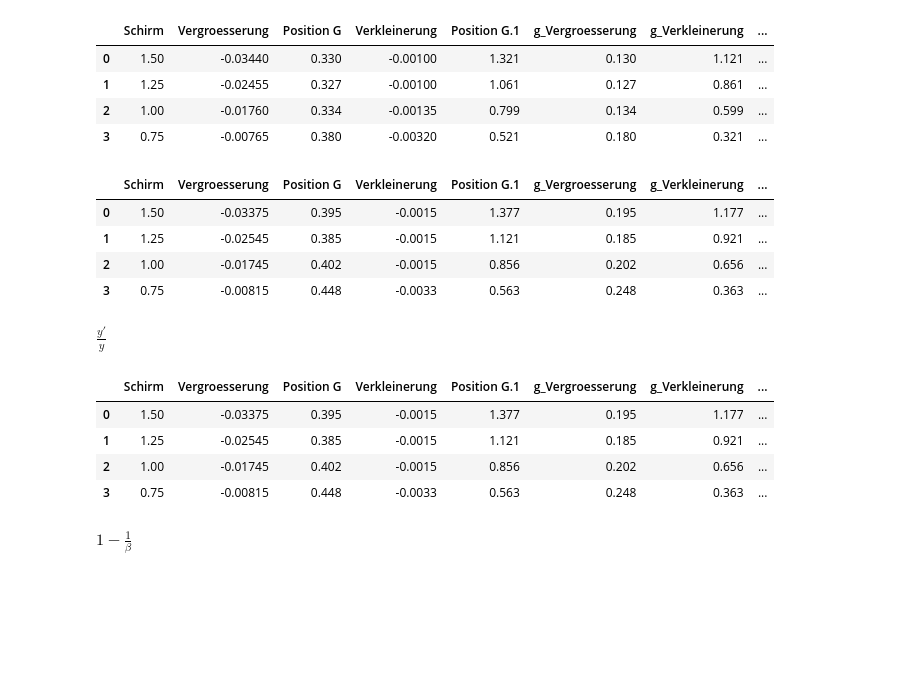
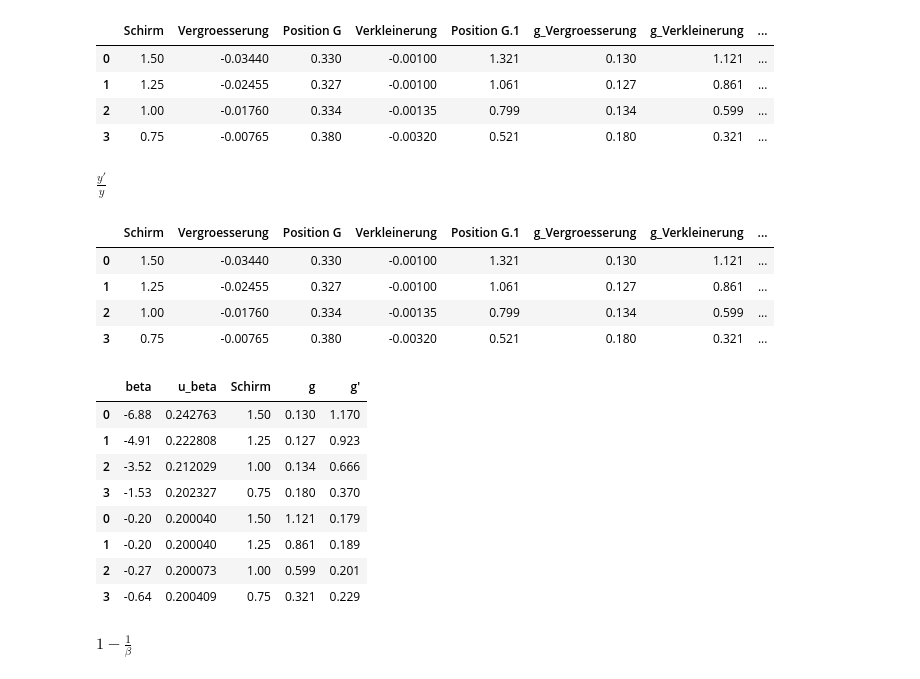
Before and after one commit to RombusBombus/AP3, a Jupyter notebook: OPA/OPA.ipynb, the cells around one changed output. Drawn from its saved outputs; the diff is of its cells as text; code cells hidden in the pictures; blank space fills up the shorter version.

```diff
--- a/OPA/OPA.ipynb
+++ b/OPA/OPA.ipynb
@@ -290,39 +260,29 @@ Gewichteter Mittelwert: (np.float64(10.800546125553792), np.float64(2.8780732189
 # %% [markdown]
 ## Abbeverfahren Linsensysteme
 # %%
-abbe_e_g = pd.read_excel("OPA.xlsx", sheet_name="AbbeE-G-Schirm")
-abbe_e_g[["Vergroesserung", "Verkleinerung"]] *= -1e-3
-abbe_e_g[["Schirm", "Position G", "Position G.1"]] *= 1e-2
-abbe_e_g["g_Vergroesserung"] = abbe_e_g["Position G"] - pos_gitter
-abbe_e_g["g_Verkleinerung"] = abbe_e_g["Position G.1"] - pos_gitter
+dfs = {
+    "e-g-schirm": pd.read_excel("OPA.xlsx", sheet_name="AbbeE-G-Schirm"),
+    "g-e-schirm": pd.read_excel("OPA.xlsx", sheet_name="AbbeG-E-Schirm"),
+}
 
-abbe_e_g["g'_Vergroesserung"] = abbe_e_g["Schirm"] - abbe_e_g["Position G"]
-abbe_e_g["g'_Verkleinerung"] = abbe_e_g["Schirm"] - abbe_e_g["Position G.1"]
+for key, df in dfs.items():
+    df["Vergroesserung"] = df["Vergroesserung"] * -1e-3
+    df["Verkleinerung"] = df["Verkleinerung"] * -1e-3
+    df["Schirm"] = df["Schirm"] * 1e-2
+    df["Position G"] = df["Position G"] * 1e-2
+    df["Position G.1"] = df["Position G.1"] * 1e-2
+    df["g_Vergroesserung"] = df["Position G"] - pos_gitter
+    df["g_Verkleinerung"] = df["Position G.1"] - pos_gitter
+    df["g'_Vergroesserung"] = df["Schirm"] - df["Position G"]
+    df["g'_Verkleinerung"] = df["Schirm"] - df["Position G.1"]
 
-abbe_e_g
+dfs["e-g-schirm"]
 # %% [output]
 |  | Schirm | Vergroesserung | Position G | Verkleinerung | Position G.1 | g_Vergroesserung | g_Verkleinerung | ... |
 | 0 | 1.50 | -0.03440 | 0.330 | -0.00100 | 1.321 | 0.130 | 1.121 | ... |
 | 1 | 1.25 | -0.02455 | 0.327 | -0.00100 | 1.061 | 0.127 | 0.861 | ... |
 | 2 | 1.00 | -0.01760 | 0.334 | -0.00135 | 0.799 | 0.134 | 0.599 | ... |
 | 3 | 0.75 | -0.00765 | 0.380 | -0.00320 | 0.521 | 0.180 | 0.321 | ... |
-# %%
-abbe_g_e = pd.read_excel("OPA.xlsx", sheet_name="AbbeG-E-Schirm")
-abbe_g_e[["Vergroesserung", "Verkleinerung"]] *= -1e-3
-abbe_g_e[["Schirm", "Position G", "Position G.1"]] *= 1e-2
-abbe_g_e["g_Vergroesserung"] = abbe_g_e["Position G"] - pos_gitter
-abbe_g_e["g_Verkleinerung"] = abbe_g_e["Position G.1"] - pos_gitter
-
-abbe_g_e["g'_Vergroesserung"] = abbe_g_e["Schirm"] - abbe_g_e["Position G"]
-abbe_g_e["g'_Verkleinerung"] = abbe_g_e["Schirm"] - abbe_g_e["Position G.1"]
-
-abbe_g_e
-# %% [output]
-|  | Schirm | Vergroesserung | Position G | Verkleinerung | Position G.1 | g_Vergroesserung | g_Verkleinerung | ... |
-| 0 | 1.50 | -0.03375 | 0.395 | -0.0015 | 1.377 | 0.195 | 1.177 | ... |
-| 1 | 1.25 | -0.02545 | 0.385 | -0.0015 | 1.121 | 0.185 | 0.921 | ... |
-| 2 | 1.00 | -0.01745 | 0.402 | -0.0015 | 0.856 | 0.202 | 0.656 | ... |
-| 3 | 0.75 | -0.00815 | 0.448 | -0.0033 | 0.563 | 0.248 | 0.363 | ... |
 # %%
 groesse_gitter = 5e-3
 u_groesse_gitter = 0.1e-3
@@ -335,7 +295,7 @@ beta
 $\displaystyle \frac{y'}{y}$
 # %%
 for category in ["Vergroesserung", "Verkleinerung"]:
-    for df in [abbe_e_g, abbe_g_e]:
+    for df in dfs.values():
         beta_verkleinerung, u_beta_verkleinerung = fehler_gauss(
             beta,
             [y_symbol, yp_symbol],
@@ -345,13 +305,36 @@ for category in ["Vergroesserung", "Verkleinerung"]:
         df[f"beta_{category}"] = beta_verkleinerung
         df[f"u_beta_{category}"] = u_beta_verkleinerung
 
-abbe_g_e
+dfs["e-g-schirm"]
 # %% [output]
 |  | Schirm | Vergroesserung | Position G | Verkleinerung | Position G.1 | g_Vergroesserung | g_Verkleinerung | ... |
-| 0 | 1.50 | -0.03375 | 0.395 | -0.0015 | 1.377 | 0.195 | 1.177 | ... |
-| 1 | 1.25 | -0.02545 | 0.385 | -0.0015 | 1.121 | 0.185 | 0.921 | ... |
-| 2 | 1.00 | -0.01745 | 0.402 | -0.0015 | 0.856 | 0.202 | 0.656 | ... |
-| 3 | 0.75 | -0.00815 | 0.448 | -0.0033 | 0.563 | 0.248 | 0.363 | ... |
+| 0 | 1.50 | -0.03440 | 0.330 | -0.00100 | 1.321 | 0.130 | 1.121 | ... |
+| 1 | 1.25 | -0.02455 | 0.327 | -0.00100 | 1.061 | 0.127 | 0.861 | ... |
+| 2 | 1.00 | -0.01760 | 0.334 | -0.00135 | 0.799 | 0.134 | 0.599 | ... |
+| 3 | 0.75 | -0.00765 | 0.380 | -0.00320 | 0.521 | 0.180 | 0.321 | ... |
+# %%
+betas = {"e-g": None, "g-e": None}
+
+for order in betas.keys():
+    betas[order] = pd.DataFrame({
+        "beta": pd.concat((dfs[f"{order}-schirm"]["beta_Vergroesserung"], dfs[f"{order}-schirm"]["beta_Verkleinerung"])),
+        "u_beta": pd.concat((dfs[f"{order}-schirm"]["u_beta_Vergroesserung"], dfs[f"{order}-schirm"]["u_beta_Verkleinerung"])),
+        "Schirm": pd.concat((dfs[f"{order}-schirm"]["Schirm"], dfs[f"{order}-schirm"]["Schirm"])),
+        "g": pd.concat((dfs[f"{order}-schirm"]["g_Vergroesserung"], dfs[f"{order}-schirm"]["g_Verkleinerung"])),
+        "g'": pd.concat((dfs[f"{order}-schirm"]["g'_Vergroesserung"], dfs[f"{order}-schirm"]["g'_Verkleinerung"])),
+    })
+
+betas["e-g"]
+# %% [output]
+|  | beta | u_beta | Schirm | g | g' |
+| 0 | -6.88 | 0.242763 | 1.50 | 0.130 | 1.170 |
+| 1 | -4.91 | 0.222808 | 1.25 | 0.127 | 0.923 |
+| 2 | -3.52 | 0.212029 | 1.00 | 0.134 | 0.666 |
+| 3 | -1.53 | 0.202327 | 0.75 | 0.180 | 0.370 |
+| 0 | -0.20 | 0.200040 | 1.50 | 1.121 | 0.179 |
+| 1 | -0.20 | 0.200040 | 1.25 | 0.861 | 0.189 |
+| 2 | -0.27 | 0.200073 | 1.00 | 0.599 | 0.201 |
+| 3 | -0.64 | 0.200409 | 0.75 | 0.321 | 0.229 |
 # %%
 # 1 - 1/beta berechnen mit Unsicherheiten
 beta_symbol = symbols("beta")
```
Also changed, not shown: parts of 11 cells of this notebook.
